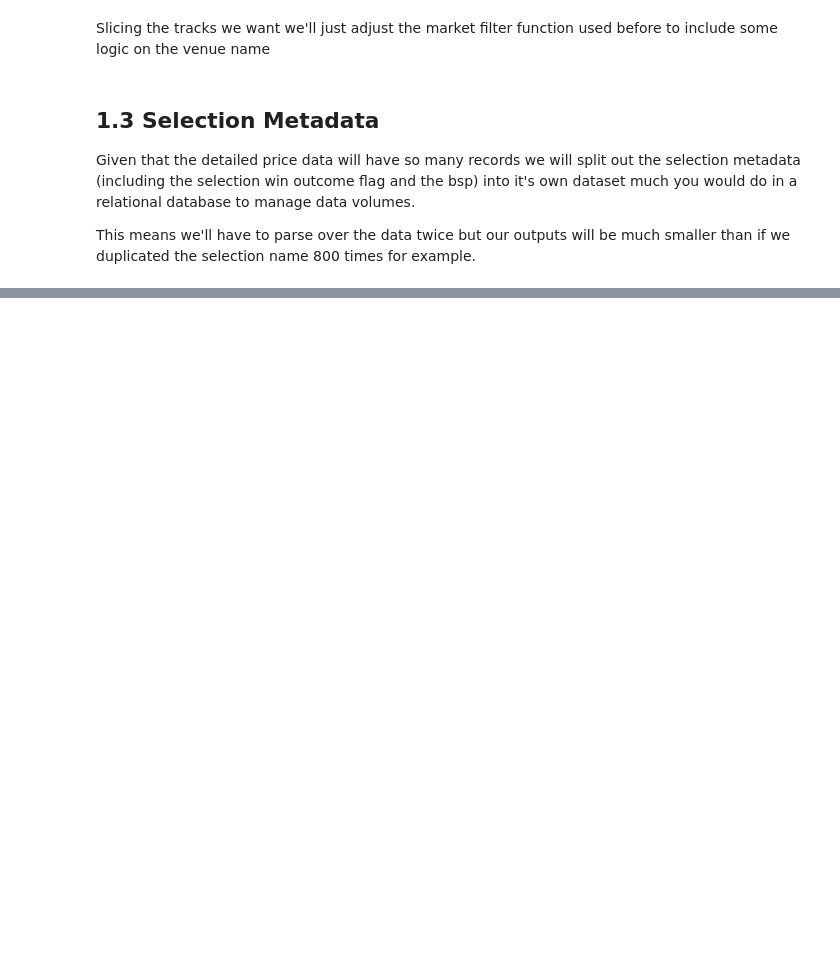
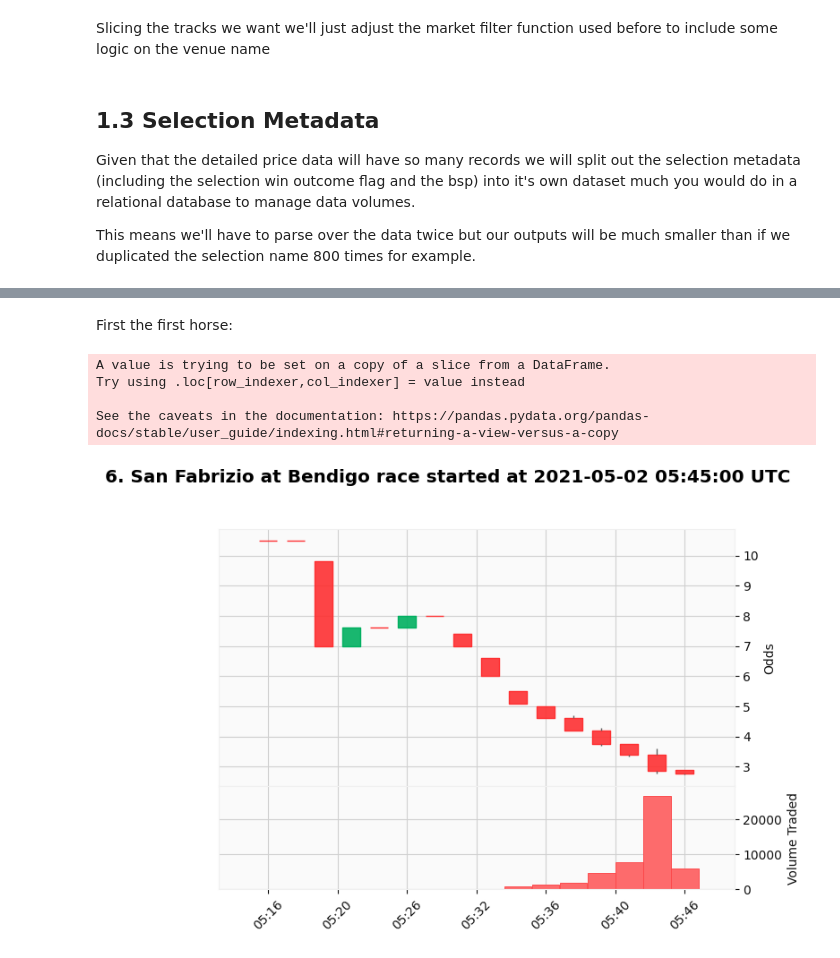
Before and after one commit to TMBish/bfStreamTutorials, a Jupyter notebook: 03-market-movements/03-article/movements.ipynb, the cells around one changed output, grey strips where cells are left out. Drawn from its saved outputs; the diff is of its cells as text; code cells hidden in the pictures; blank space fills up the shorter version.

Commit message:
Finished first draft of market movements piece

```diff
--- a/03-market-movements/03-article/movements.ipynb
+++ b/03-market-movements/03-article/movements.ipynb
@@ -377,0 +410,3 @@ print("__ Parsing Detailed Preplay Prices ___ ")
+# %%
+selection = pd.read_csv("/media/hdd/tmp/market-movers/selection-meta.csv", dtype={'market_id': object, 'selection_id': object}, parse_dates = ['market_time'])
+selection.head(3)
@@ -377,0 +443,4 @@ print("__ Parsing Detailed Preplay Prices ___ ")
+# %%
+# To get pandas to correctly recognise the ladder columns as dictionaries
+prices['atb_ladder'] = [ast.literal_eval(x) for x in prices['atb_ladder']]
+prices['atl_ladder'] = [ast.literal_eval(x) for x in prices['atl_ladder']]
@@ -377,0 +451,4 @@ print("__ Parsing Detailed Preplay Prices ___ ")
+# %%
+# Simple join on market and selection_id initially
+df = selection.merge(prices, on = ['market_id', 'selection_id'])
+df.head(3)
@@ -377,0 +978,41 @@ print("__ Parsing Detailed Preplay Prices ___ ")
+# %%
+import mplfinance as fplt
+
+def priceCandlestickMpl(d):
+
+    d['time_chunk'] = d['time'].dt.round('2min')
+
+    selectionName = d.selection_name.iloc[0]
+    track = d.venue.iloc[0]
+    startTime = d.market_time.iloc[0]
+
+    # Add traded volume in last interval
+    d = d.groupby(['market_id', 'selection_id']).apply(lambda x: x.assign(traded_volume_delta = lambda y: (y['traded_volume'] - y['traded_volume'].shift(1)).mask(pd.isnull, 0)))
+
+    candleStickInput = d.groupby('time_chunk', as_index=False).agg({"ltp": ['first', 'last', 'min', 'max'], "traded_volume_delta": 'sum'})
+
+    candleStickInput.columns = ["_".join(pair) for pair in candleStickInput.columns]
+
+    candleStickInput = candleStickInput.rename(columns = {'time_chunk_': 'date','ltp_first': 'open', 'ltp_last': 'close', 'ltp_min': 'low', 'ltp_max': 'high', 'traded_volume_delta_sum': 'volume'})
+
+    candleStickInput = candleStickInput.set_index('date')
+
+    fplt.plot(
+        candleStickInput,
+        type='candle',
+        style='yahoo',
+        title= f'{selectionName} at {track} race started at {startTime} UTC',
+        ylabel='Odds',
+        volume=True,
+        ylabel_lower='Volume Traded',
+    )
+# %% [markdown]
+First the first horse:
+# %%
+priceCandlestickMpl(df.query('market_id == "1.182760338" and selection_id == "39317622"'))
+# %% [output]
+A value is trying to be set on a copy of a slice from a DataFrame.
+Try using .loc[row_indexer,col_indexer] = value instead
+
+See the caveats in the documentation: https://pandas.pydata.org/pandas-docs/stable/user_guide/indexing.html#returning-a-view-versus-a-copy
+[figure, added]
```
Also changed, not shown: parts of 74 cells of this notebook, 3 other files.
